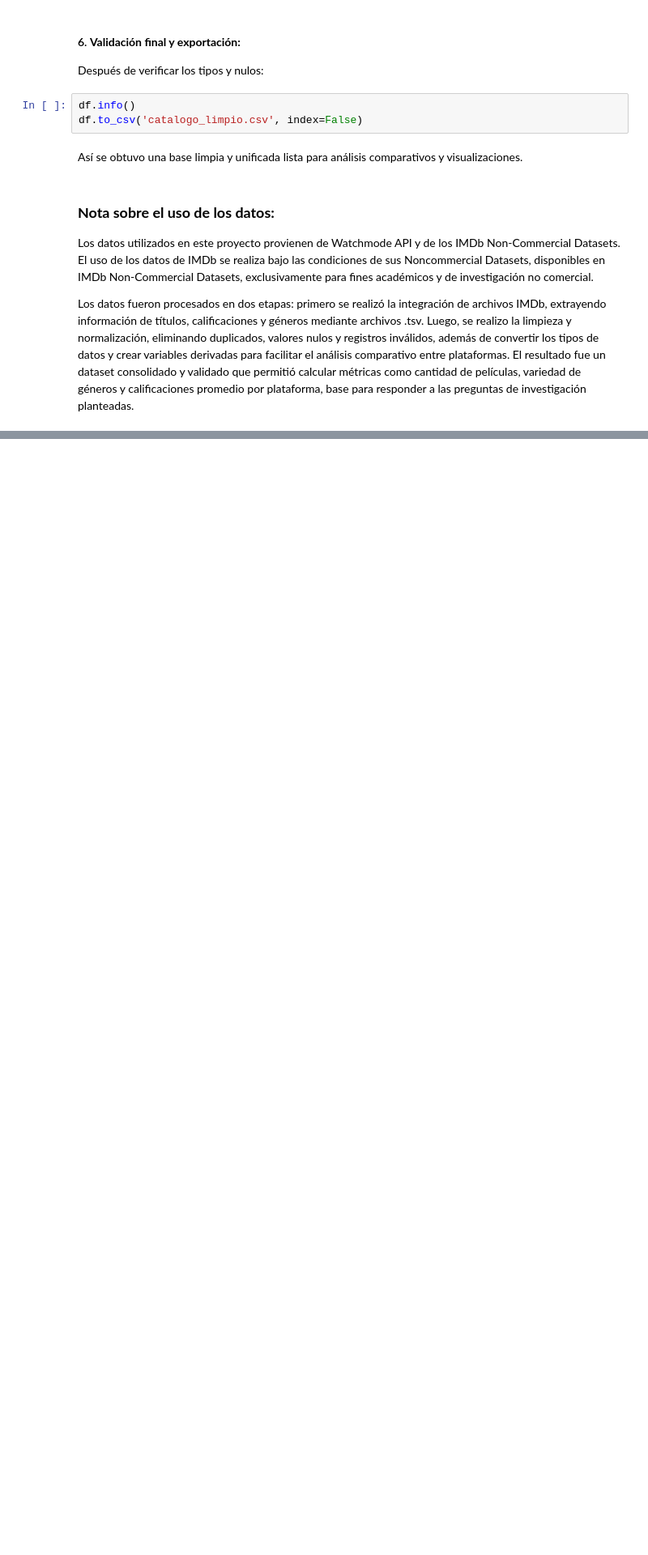
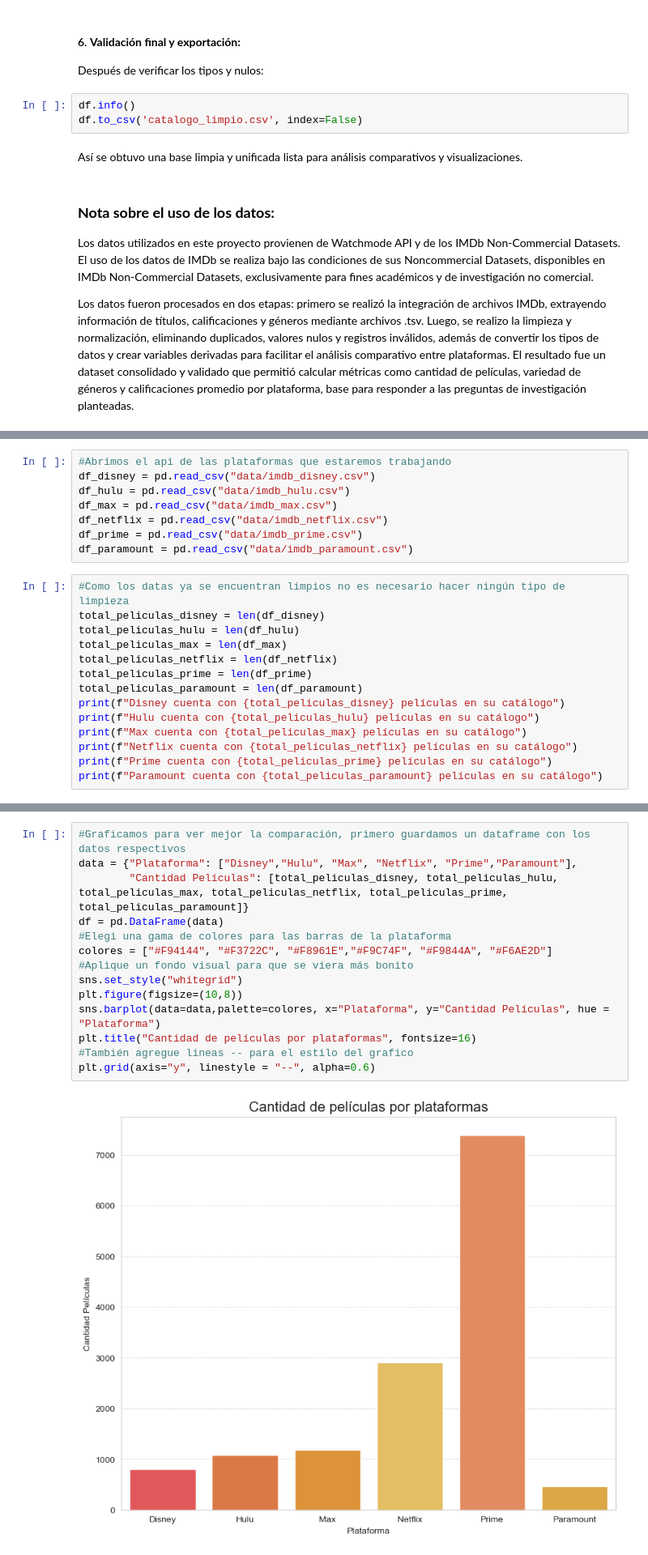
Before and after one commit to jlevipil/Proyecto-Grupo-18, a Jupyter notebook: notebook.ipynb, the cells around one changed output, grey strips where cells are left out. Shown at 81% size. Cells and saved outputs as stored; diff of their text form; blank space fills up the shorter version.

```diff
--- a/notebook.ipynb
+++ b/notebook.ipynb
@@ -253,0 +276,22 @@ El resultado fue un dataset consolidado y validado que permitió calcular métri
+# %%
+#Abrimos el api de las plataformas que estaremos trabajando
+df_disney = pd.read_csv("data/imdb_disney.csv")
+df_hulu = pd.read_csv("data/imdb_hulu.csv")
+df_max = pd.read_csv("data/imdb_max.csv")
+df_netflix = pd.read_csv("data/imdb_netflix.csv")
+df_prime = pd.read_csv("data/imdb_prime.csv")
+df_paramount = pd.read_csv("data/imdb_paramount.csv")
+# %%
+#Como los datas ya se encuentran limpios no es necesario hacer ningún tipo de limpieza
+total_peliculas_disney = len(df_disney)
+total_peliculas_hulu = len(df_hulu)
+total_peliculas_max = len(df_max)
+total_peliculas_netflix = len(df_netflix)
+total_peliculas_prime = len(df_prime)
+total_peliculas_paramount = len(df_paramount)
+print(f"Disney cuenta con {total_peliculas_disney} películas en su catálogo")
+print(f"Hulu cuenta con {total_peliculas_hulu} películas en su catálogo")
+print(f"Max cuenta con {total_peliculas_max} películas en su catálogo")
+print(f"Netflix cuenta con {total_peliculas_netflix} películas en su catálogo")
+print(f"Prime cuenta con {total_peliculas_prime} películas en su catálogo")
+print(f"Paramount cuenta con {total_peliculas_paramount} películas en su catálogo")
@@ -253,0 +305,16 @@ El resultado fue un dataset consolidado y validado que permitió calcular métri
+# %%
+#Graficamos para ver mejor la comparación, primero guardamos un dataframe con los datos respectivos
+data = {"Plataforma": ["Disney","Hulu", "Max", "Netflix", "Prime","Paramount"],
+        "Cantidad Películas": [total_peliculas_disney, total_peliculas_hulu, total_peliculas_max, total_peliculas_netflix, total_peliculas_prime, total_peliculas_paramount]}
+df = pd.DataFrame(data)
+#Elegi una gama de colores para las barras de la plataforma
+colores = ["#F94144", "#F3722C", "#F8961E","#F9C74F", "#F9844A", "#F6AE2D"]
+#Aplique un fondo visual para que se viera más bonito
+sns.set_style("whitegrid")
+plt.figure(figsize=(10,8))
+sns.barplot(data=data,palette=colores, x="Plataforma", y="Cantidad Películas", hue = "Plataforma")
+plt.title("Cantidad de películas por plataformas", fontsize=16)
+#También agregue lineas -- para el estilo del grafico
+plt.grid(axis="y", linestyle = "--", alpha=0.6)
+# %% [output]
+[figure, added]
```
Also changed, not shown: parts of 152 cells of this notebook, 13 other files.
